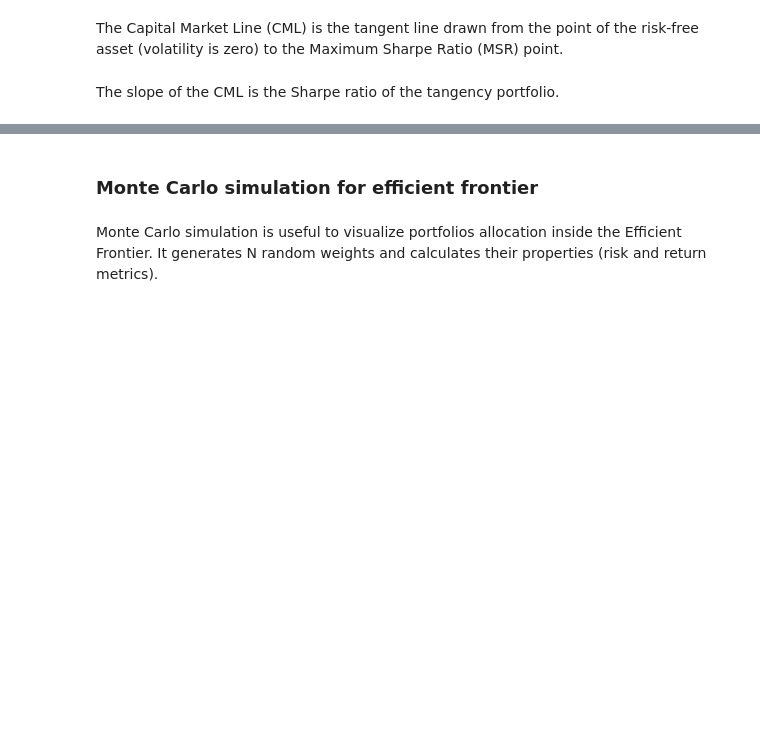
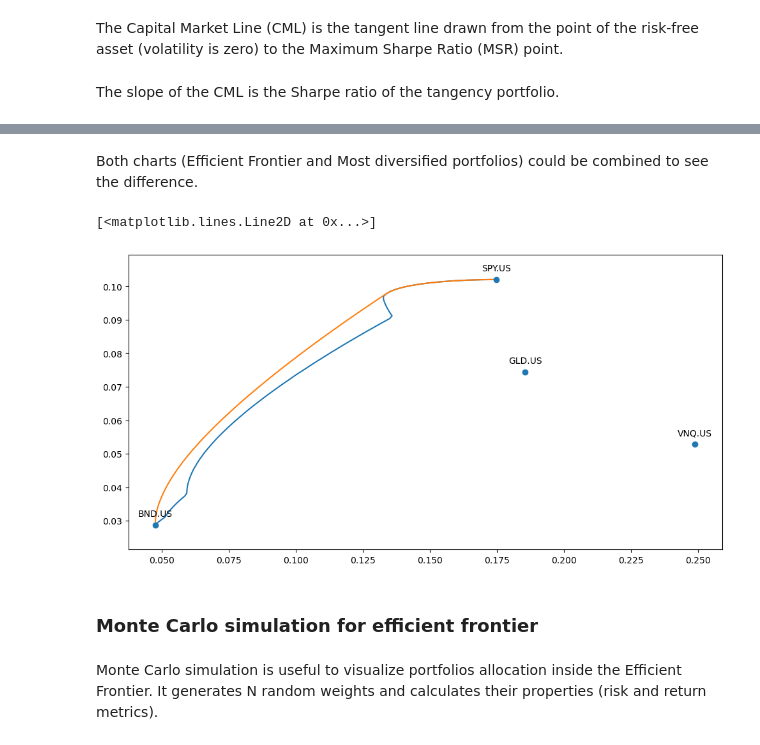
Before and after one commit to mbk-dev/okama, a Jupyter notebook: examples/06 efficient frontier single period.ipynb, the cells around one changed output, grey strips where cells are left out. Saved outputs shown, nothing was run; the diff lists cells and outputs as text; code cells hidden in the pictures; blank space fills up the shorter version.

```diff
--- a/examples/06 efficient frontier single period.ipynb
+++ b/examples/06 efficient frontier single period.ipynb
@@ -209,3 +281,16 @@ four_assets.plot_cml(rf_return=0.02, figsize=[8, 6])  # Risk-Free rate is 2%
+# %% [markdown]
+Both charts (Efficient Frontier and Most diversified portfolios) could be combined to see the difference.
+# %%
+df1 = four_assets.mdp_points  # the set of Most diversified portfolios
+df2 = four_assets.ef_points  # the Efficient Frontier points
+fig = plt.figure()
+four_assets.plot_assets(kind='cagr')
+ax = plt.gca()
+ax.plot(df1['Risk'], df1['CAGR'])
+ax.plot(df2['Risk'], df2['CAGR'])
+# %% [output]
+[<matplotlib.lines.Line2D at 0x...>]
+[figure, added]
 # %% [markdown]
 ### Monte Carlo simulation for efficient frontier
 # %% [markdown]
```
Also changed, not shown: parts of 26 cells of this notebook.
